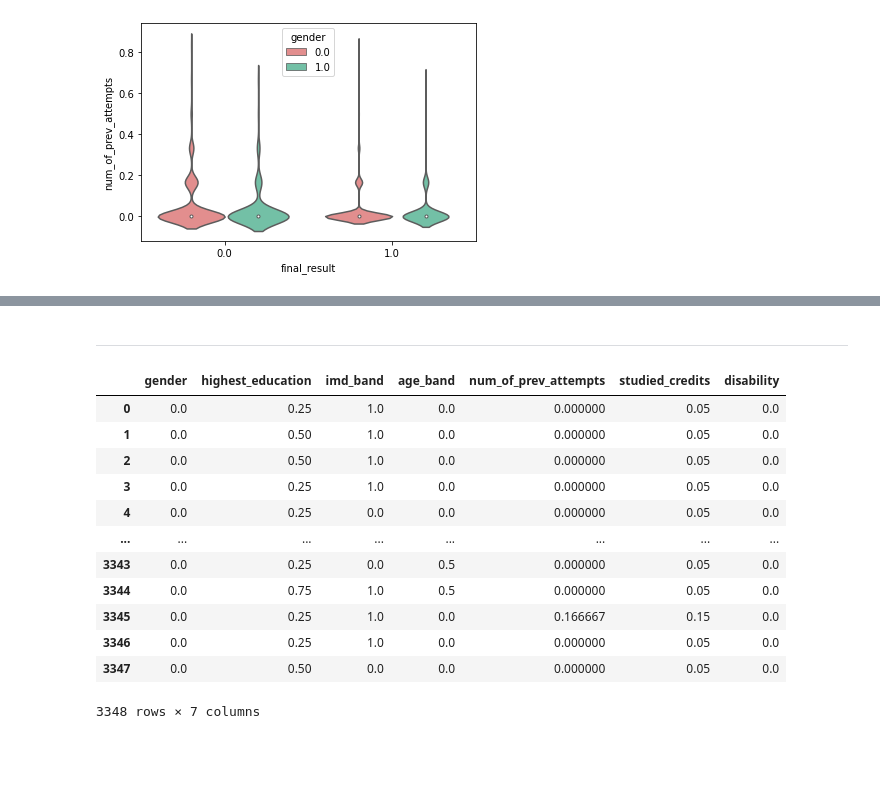
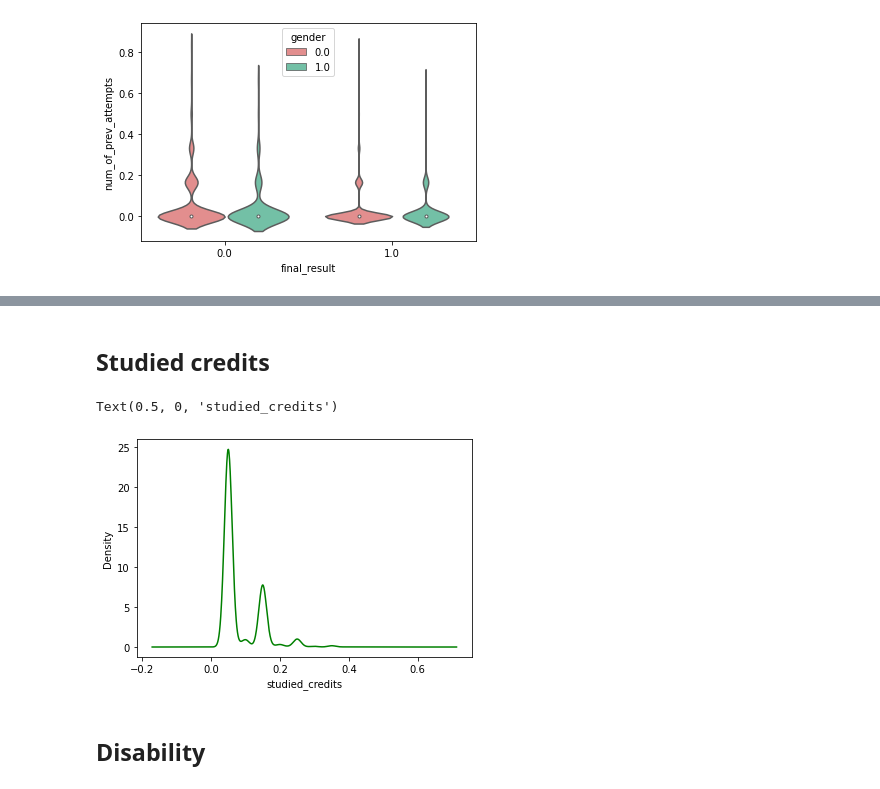
Before and after one commit to melinaverger/MADD, a Jupyter notebook: dataviz.ipynb, the cells around one changed output, grey strips where cells are left out. Drawn from its saved outputs; the diff is of its cells as text; code cells hidden in the pictures; blank space fills up the shorter version.

```diff
--- a/dataviz.ipynb
+++ b/dataviz.ipynb
@@ -141,18 +151,10 @@ plt.legend(loc='upper center', title = "gender")
+# %% [markdown]
+## Studied credits
+# %%
+df_viz["studied_credits"].plot(kind="kde", color="green")
+plt.xlabel("studied_credits")
+# %% [output]
+Text(0.5, 0, 'studied_credits')
+[figure, added]
 # %% [markdown]
-***
+## Disability
-# %%
-X_train
-# %% [output]
-|  | gender | highest_education | imd_band | age_band | num_of_prev_attempts | studied_credits | disability |
-| 0 | 0.0 | 0.25 | 1.0 | 0.0 | 0.000000 | 0.05 | 0.0 |
-| 1 | 0.0 | 0.50 | 1.0 | 0.0 | 0.000000 | 0.05 | 0.0 |
-| 2 | 0.0 | 0.50 | 1.0 | 0.0 | 0.000000 | 0.05 | 0.0 |
-| 3 | 0.0 | 0.25 | 1.0 | 0.0 | 0.000000 | 0.05 | 0.0 |
-| 4 | 0.0 | 0.25 | 0.0 | 0.0 | 0.000000 | 0.05 | 0.0 |
-| ... | ... | ... | ... | ... | ... | ... | ... |
-| 3343 | 0.0 | 0.25 | 0.0 | 0.5 | 0.000000 | 0.05 | 0.0 |
-| 3344 | 0.0 | 0.75 | 1.0 | 0.5 | 0.000000 | 0.05 | 0.0 |
-| 3345 | 0.0 | 0.25 | 1.0 | 0.0 | 0.166667 | 0.15 | 0.0 |
-| 3346 | 0.0 | 0.25 | 1.0 | 0.0 | 0.000000 | 0.05 | 0.0 |
-| 3347 | 0.0 | 0.50 | 0.0 | 0.0 | 0.000000 | 0.05 | 0.0 |
-3348 rows × 7 columns
```
Also changed, not shown: parts of 5 cells of this notebook, 1 other file.
